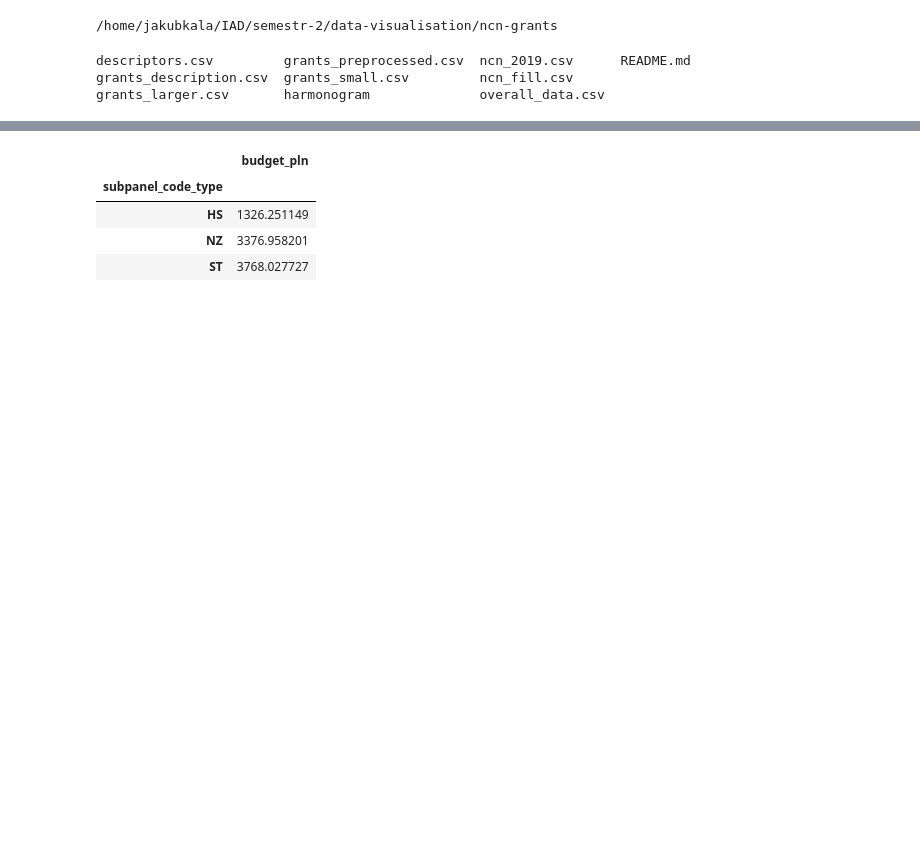
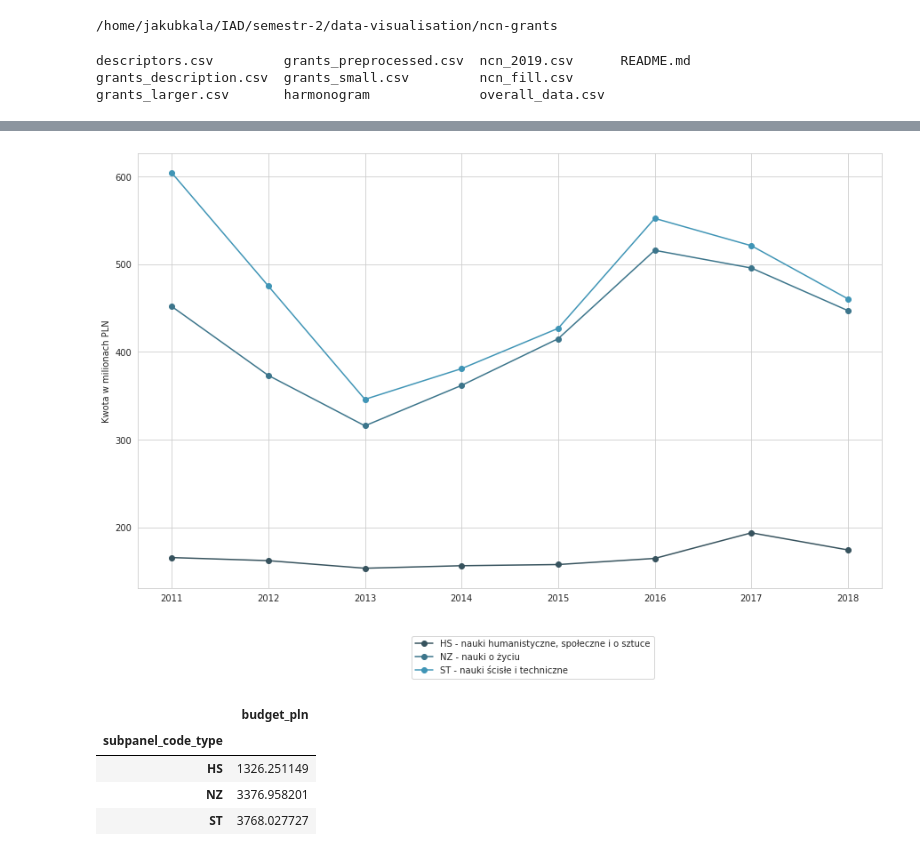
Before and after one commit to kolodziejczykjakub/ncn-grants, a Jupyter notebook: plots.ipynb, the cells around one changed output, grey strips where cells are left out. Saved outputs shown, nothing was run; the diff lists cells and outputs as text; code cells hidden in the pictures; blank space fills up the shorter version.

```diff
--- a/plots.ipynb
+++ b/plots.ipynb
@@ -87,3 +89,21 @@ plt.show()
+# %%
+plt.figure(figsize=(15, 9))
+
+for panel in list(plot1_data.subpanel_code_type.unique()):
+
+    df = plot1_data.loc[plot1_data.subpanel_code_type == panel, :]
+    plt.plot(df.year, df.budget_pln,
+             label=panel + " - " + str(typ_konkursu[panel]),
+             marker='o')
+    plt.ylabel('Kwota w milionach PLN')
+
+#plt.title('Łączna suma grantów w ramach konkursów NCN')
+plt.legend(bbox_to_anchor=(0.7, -0.1))
+
+plt.savefig('./plots/lineplot.png')
+plt.show()
+# %% [output]
+[figure, added]
 # %%
 plot1_data.groupby('subpanel_code_type').sum()
 # %% [output]
```
Also changed, not shown: parts of 10 cells of this notebook, 6 other files.
